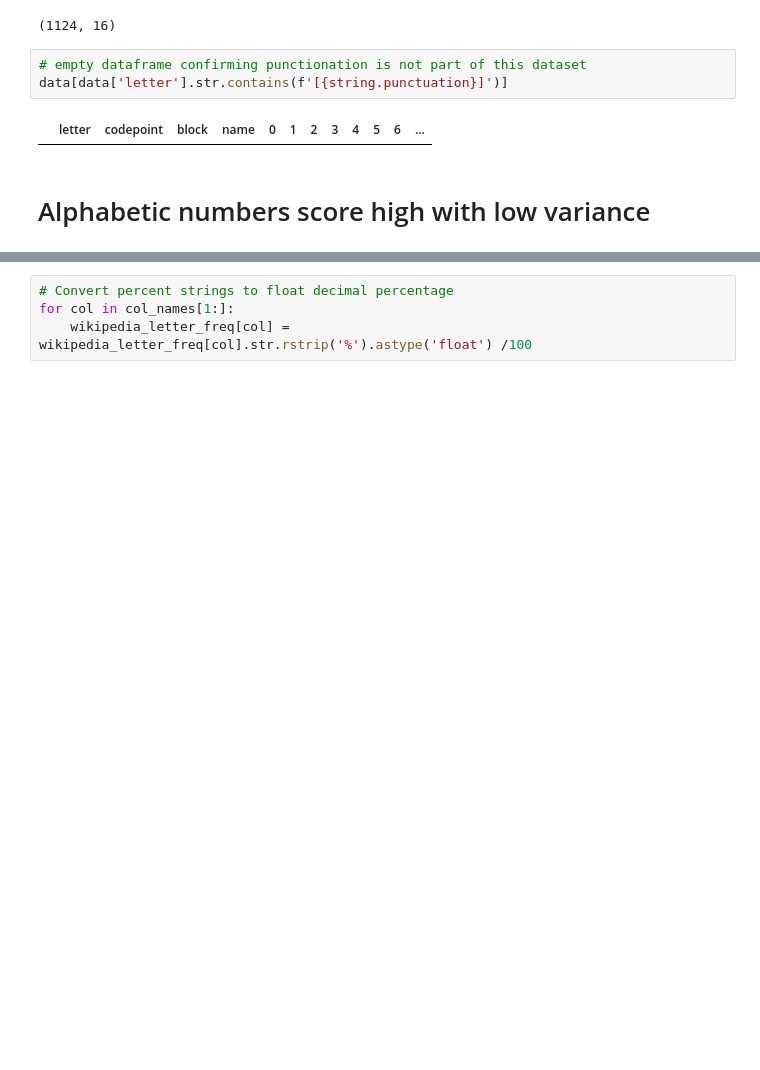
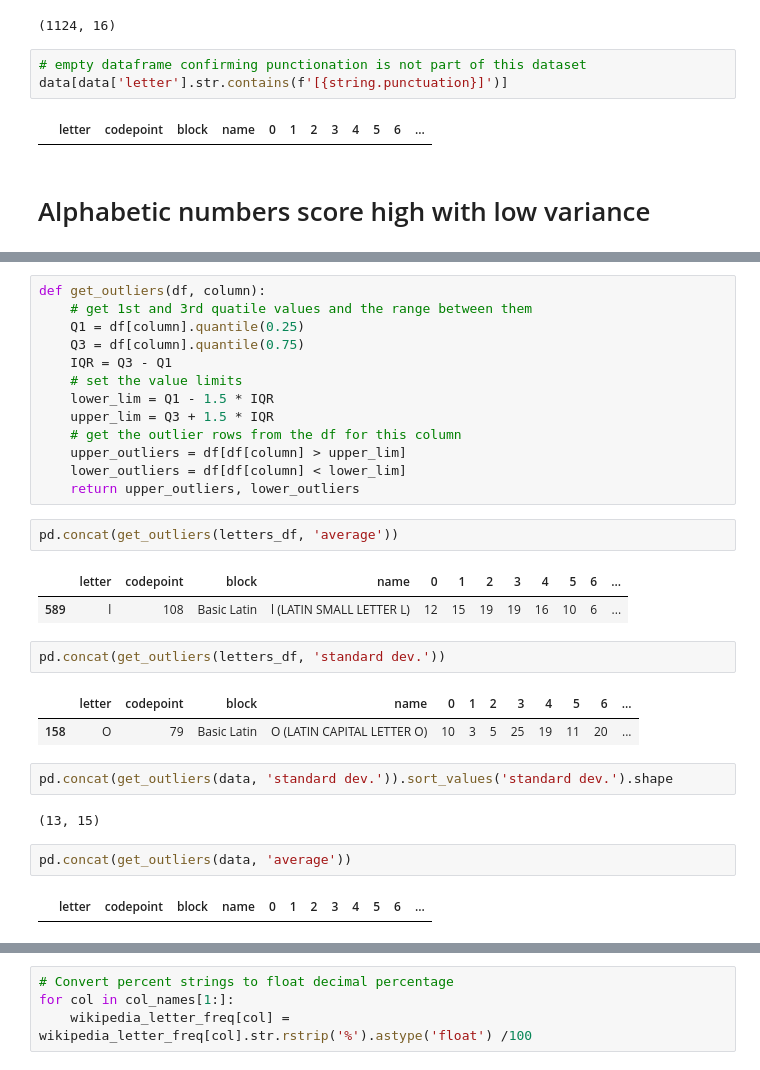
Before and after one commit to Nate-Sheibley/favorite_letters, a Jupyter notebook: favorite_letters.ipynb, the cells around one changed output, grey strips where cells are left out. Drawn from its saved outputs; the diff is of its cells as text; blank space fills up the shorter version.

```diff
--- a/favorite_letters.ipynb
+++ b/favorite_letters.ipynb
@@ -455,0 +459,31 @@ letters_df.sort_values('average', ascending=True).head(3)
+# %%
+def get_outliers(df, column):
+    # get 1st and 3rd quatile values and the range between them
+    Q1 = df[column].quantile(0.25)
+    Q3 = df[column].quantile(0.75)
+    IQR = Q3 - Q1
+    # set the value limits
+    lower_lim = Q1 - 1.5 * IQR
+    upper_lim = Q3 + 1.5 * IQR
+    # get the outlier rows from the df for this column
+    upper_outliers = df[df[column] > upper_lim]
+    lower_outliers = df[df[column] < lower_lim]
+    return upper_outliers, lower_outliers
+# %%
+pd.concat(get_outliers(letters_df, 'average'))
+# %% [output]
+|  | letter | codepoint | block | name | 0 | 1 | 2 | 3 | 4 | 5 | 6 | ... |
+| 589 | l | 108 | Basic Latin | l (LATIN SMALL LETTER L) | 12 | 15 | 19 | 19 | 16 | 10 | 6 | ... |
+# %%
+pd.concat(get_outliers(letters_df, 'standard dev.'))
+# %% [output]
+|  | letter | codepoint | block | name | 0 | 1 | 2 | 3 | 4 | 5 | 6 | ... |
+| 158 | O | 79 | Basic Latin | O (LATIN CAPITAL LETTER O) | 10 | 3 | 5 | 25 | 19 | 11 | 20 | ... |
+# %%
+pd.concat(get_outliers(data, 'standard dev.')).sort_values('standard dev.').shape
+# %% [output]
+(13, 15)
+# %%
+pd.concat(get_outliers(data, 'average'))
+# %% [output]
+|  | letter | codepoint | block | name | 0 | 1 | 2 | 3 | 4 | 5 | 6 | ... |
```
Also changed, not shown: parts of 14 cells of this notebook.
